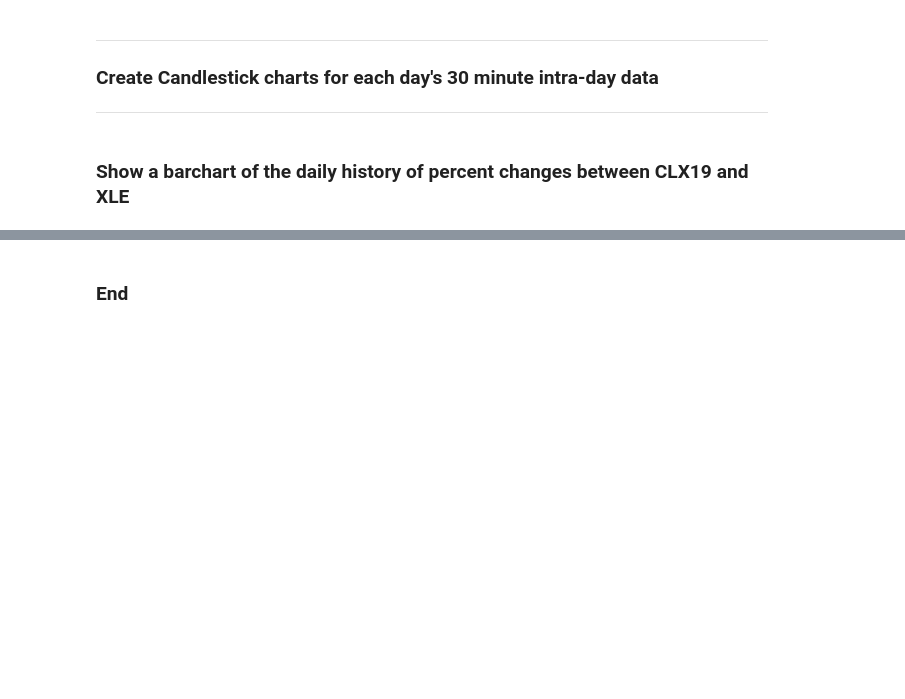
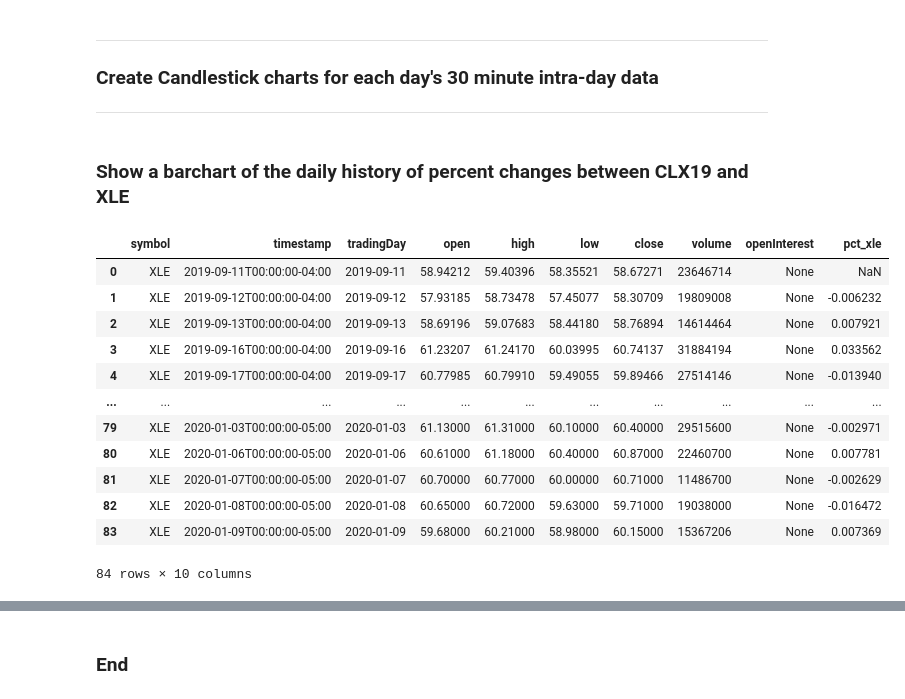
Before and after one commit to bgithub1/barchartapi, a Jupyter notebook: barchartapi/bchist_basic.ipynb, the cells around one changed output, grey strips where cells are left out. Saved outputs shown, nothing was run; the diff lists cells and outputs as text; code cells hidden in the pictures; blank space fills up the shorter version.

```diff
--- a/barchartapi/bchist_basic.ipynb
+++ b/barchartapi/bchist_basic.ipynb
@@ -93,3 +134,19 @@ df_clx19['pct_cl'] = df_clx19.close.pct_change()
 df_xle['pct_xle'] = df_xle.close.pct_change()
+# %%
+df_xle
+# %% [output]
+|  | symbol | timestamp | tradingDay | open | high | low | close | volume | openInterest | pct_xle |
+| 0 | XLE | 2019-09-11T00:00:00-04:00 | 2019-09-11 | 58.94212 | 59.40396 | 58.35521 | 58.67271 | 23646714 | None | NaN |
+| 1 | XLE | 2019-09-12T00:00:00-04:00 | 2019-09-12 | 57.93185 | 58.73478 | 57.45077 | 58.30709 | 19809008 | None | -0.006232 |
+| 2 | XLE | 2019-09-13T00:00:00-04:00 | 2019-09-13 | 58.69196 | 59.07683 | 58.44180 | 58.76894 | 14614464 | None | 0.007921 |
+| 3 | XLE | 2019-09-16T00:00:00-04:00 | 2019-09-16 | 61.23207 | 61.24170 | 60.03995 | 60.74137 | 31884194 | None | 0.033562 |
+| 4 | XLE | 2019-09-17T00:00:00-04:00 | 2019-09-17 | 60.77985 | 60.79910 | 59.49055 | 59.89466 | 27514146 | None | -0.013940 |
+| ... | ... | ... | ... | ... | ... | ... | ... | ... | ... | ... |
+| 79 | XLE | 2020-01-03T00:00:00-05:00 | 2020-01-03 | 61.13000 | 61.31000 | 60.10000 | 60.40000 | 29515600 | None | -0.002971 |
+| 80 | XLE | 2020-01-06T00:00:00-05:00 | 2020-01-06 | 60.61000 | 61.18000 | 60.40000 | 60.87000 | 22460700 | None | 0.007781 |
+| 81 | XLE | 2020-01-07T00:00:00-05:00 | 2020-01-07 | 60.70000 | 60.77000 | 60.00000 | 60.71000 | 11486700 | None | -0.002629 |
+| 82 | XLE | 2020-01-08T00:00:00-05:00 | 2020-01-08 | 60.65000 | 60.72000 | 59.63000 | 59.71000 | 19038000 | None | -0.016472 |
+| 83 | XLE | 2020-01-09T00:00:00-05:00 | 2020-01-09 | 59.68000 | 60.21000 | 58.98000 | 60.15000 | 15367206 | None | 0.007369 |
+84 rows × 10 columns
 # %%
 df_both = df_clx19[['tradingDay','pct_cl']].merge(df_xle[['tradingDay','pct_xle']],on='tradingDay',how='inner')
```
Also changed, not shown: parts of 12 cells of this notebook, 1 other file.
